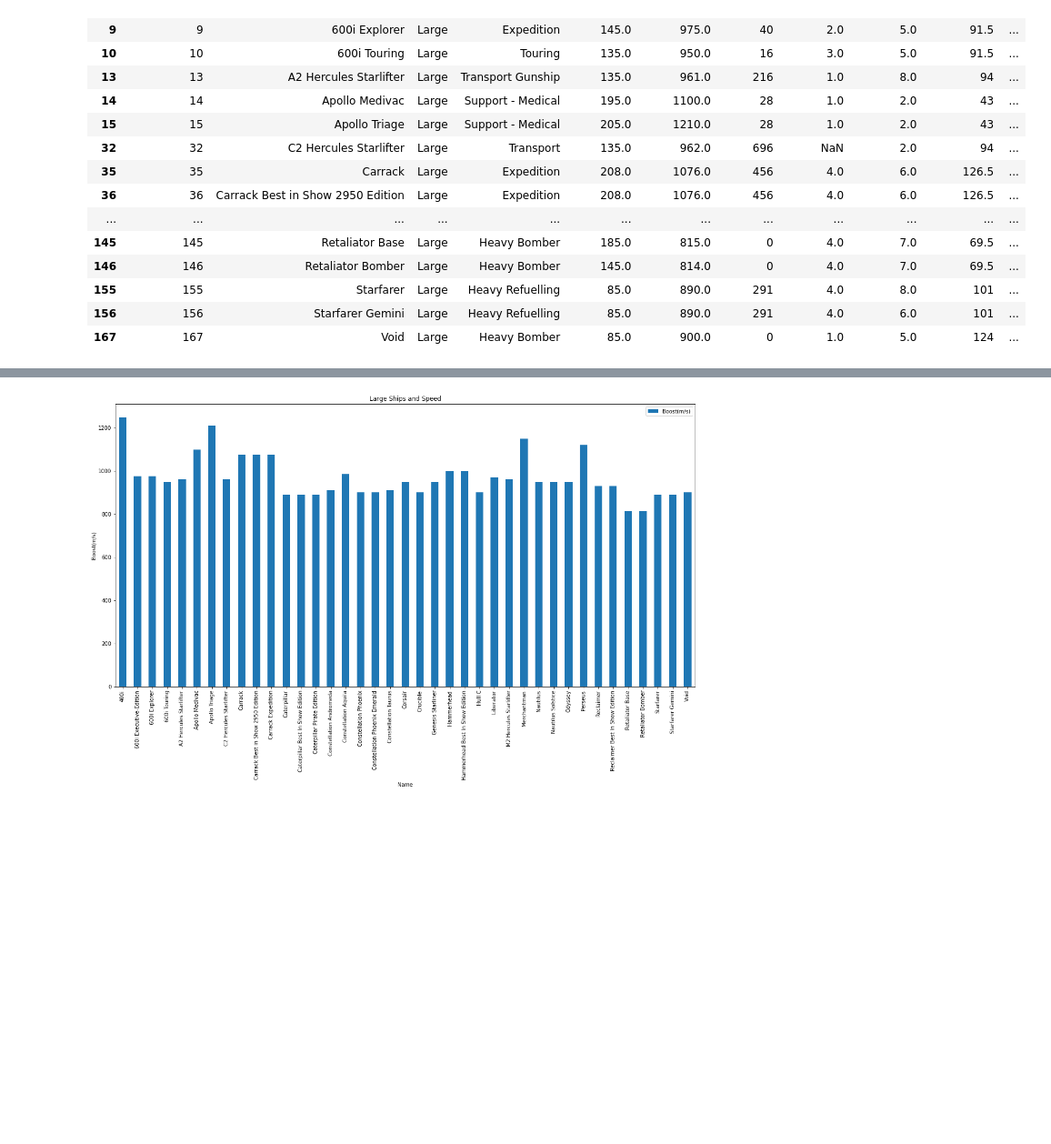
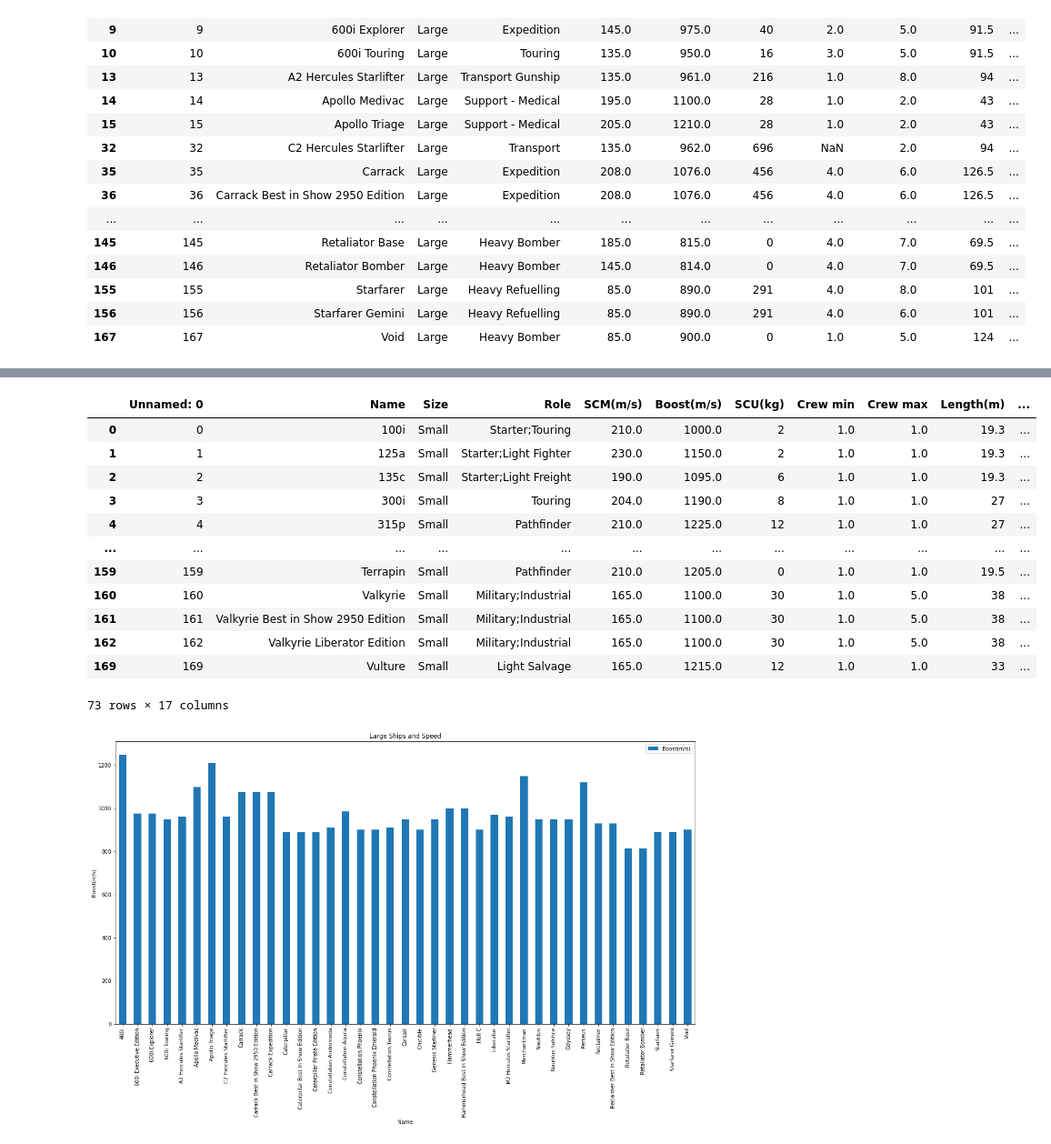
Before and after one commit to DINHC/starcitizen, a Jupyter notebook: stargraph.ipynb, the cells around one changed output, grey strips where cells are left out. Shown at 91% size. Drawn from its saved outputs; the diff is of its cells as text; code cells hidden in the pictures; blank space fills up the shorter version.

```diff
--- a/stargraph.ipynb
+++ b/stargraph.ipynb
@@ -114,3 +139,20 @@ starlarge
+# %%
+starsmall = starset1.loc[starset1['Size'] == 'Small']
+starsmall
+# %% [output]
+|  | Unnamed: 0 | Name | Size | Role | SCM(m/s) | Boost(m/s) | SCU(kg) | Crew min | Crew max | Length(m) | ... |
+| 0 | 0 | 100i | Small | Starter;Touring | 210.0 | 1000.0 | 2 | 1.0 | 1.0 | 19.3 | ... |
+| 1 | 1 | 125a | Small | Starter;Light Fighter | 230.0 | 1150.0 | 2 | 1.0 | 1.0 | 19.3 | ... |
+| 2 | 2 | 135c | Small | Starter;Light Freight | 190.0 | 1095.0 | 6 | 1.0 | 1.0 | 19.3 | ... |
+| 3 | 3 | 300i | Small | Touring | 204.0 | 1190.0 | 8 | 1.0 | 1.0 | 27 | ... |
+| 4 | 4 | 315p | Small | Pathfinder | 210.0 | 1225.0 | 12 | 1.0 | 1.0 | 27 | ... |
+| ... | ... | ... | ... | ... | ... | ... | ... | ... | ... | ... | ... |
+| 159 | 159 | Terrapin | Small | Pathfinder | 210.0 | 1205.0 | 0 | 1.0 | 1.0 | 19.5 | ... |
+| 160 | 160 | Valkyrie | Small | Military;Industrial | 165.0 | 1100.0 | 30 | 1.0 | 5.0 | 38 | ... |
+| 161 | 161 | Valkyrie Best in Show 2950 Edition | Small | Military;Industrial | 165.0 | 1100.0 | 30 | 1.0 | 5.0 | 38 | ... |
+| 162 | 162 | Valkyrie Liberator Edition | Small | Military;Industrial | 165.0 | 1100.0 | 30 | 1.0 | 5.0 | 38 | ... |
+| 169 | 169 | Vulture | Small | Light Salvage | 165.0 | 1215.0 | 12 | 1.0 | 1.0 | 33 | ... |
+73 rows × 17 columns
 # %%
 
 starlarge.plot.bar(x="Name", y ="Boost(m/s)", rot= 90, figsize=(20,10))
```
Also changed, not shown: parts of 3 cells of this notebook, 4 other files.
